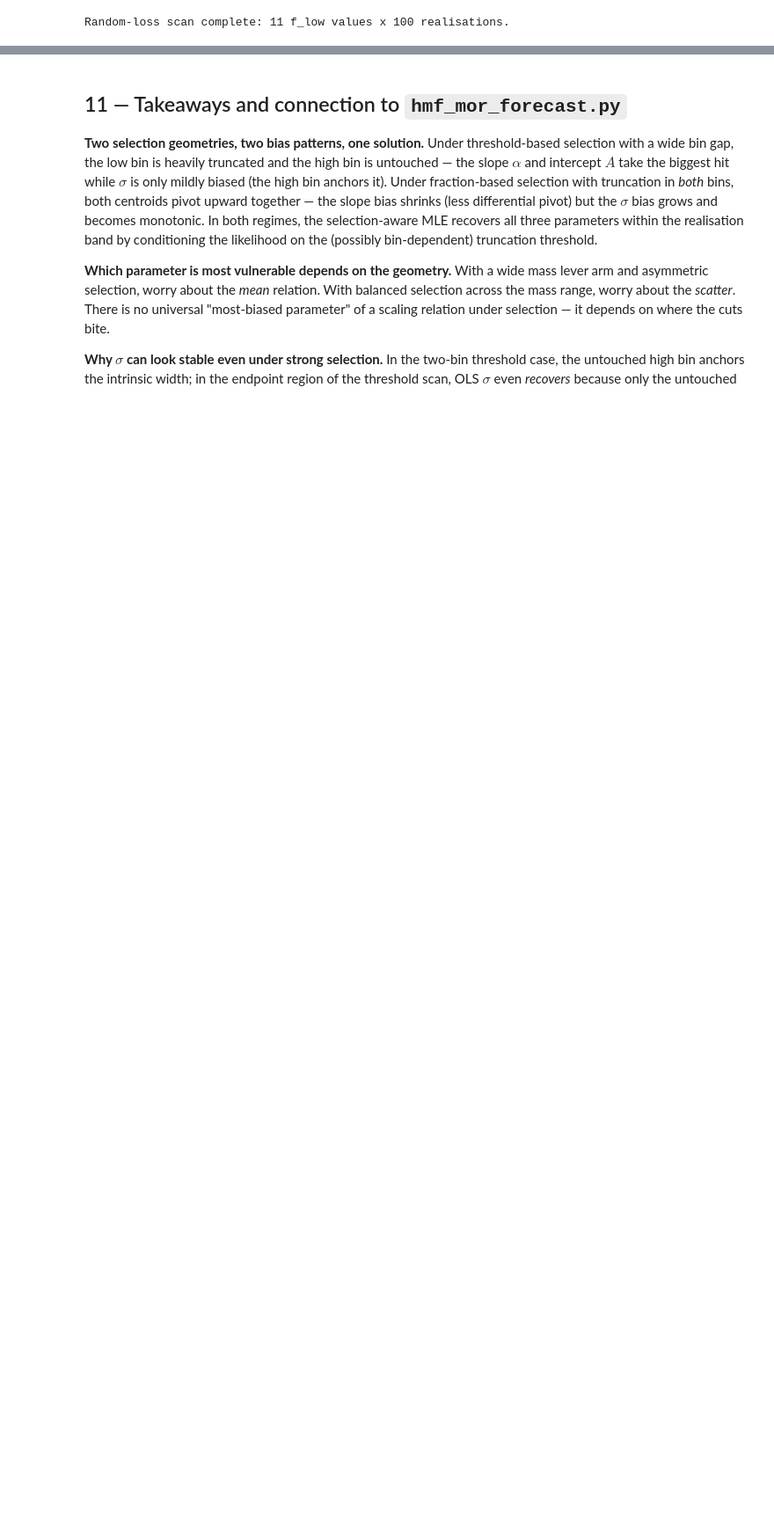
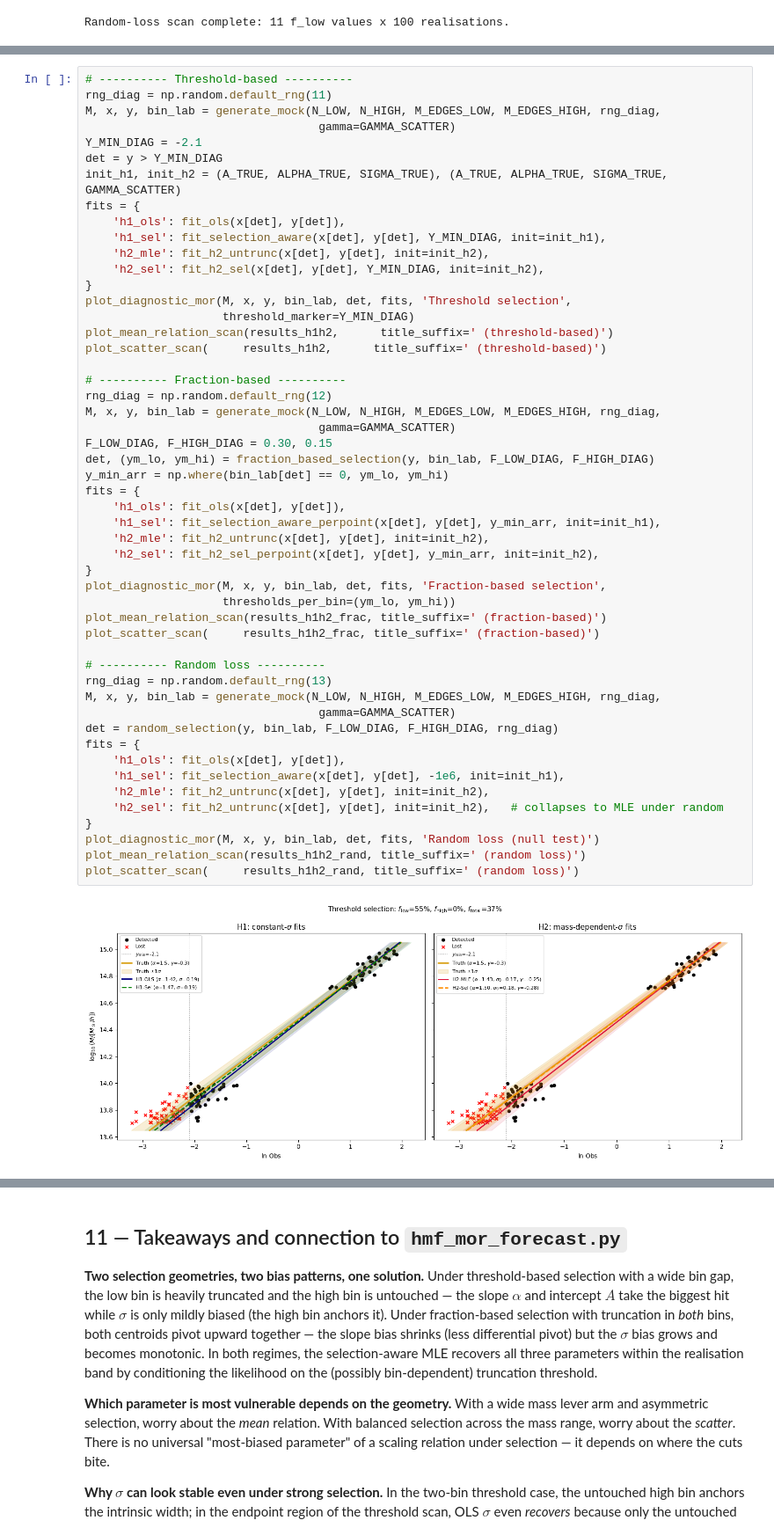
Before and after one commit to xtang126/hmf-mor-forecast, a Jupyter notebook: notebooks/mor_incompleteness_toy.ipynb, the cells around one changed output, grey strips where cells are left out. Shown at 88% size. Cells and saved outputs as stored; diff of their text form; blank space fills up the shorter version.

```diff
--- a/notebooks/mor_incompleteness_toy.ipynb
+++ b/notebooks/mor_incompleteness_toy.ipynb
@@ -783,0 +1292,53 @@ plt.show()
+# %%
+# ---------- Threshold-based ----------
+rng_diag = np.random.default_rng(11)
+M, x, y, bin_lab = generate_mock(N_LOW, N_HIGH, M_EDGES_LOW, M_EDGES_HIGH, rng_diag,
+                                  gamma=GAMMA_SCATTER)
+Y_MIN_DIAG = -2.1
+det = y > Y_MIN_DIAG
+init_h1, init_h2 = (A_TRUE, ALPHA_TRUE, SIGMA_TRUE), (A_TRUE, ALPHA_TRUE, SIGMA_TRUE, GAMMA_SCATTER)
+fits = {
+    'h1_ols': fit_ols(x[det], y[det]),
+    'h1_sel': fit_selection_aware(x[det], y[det], Y_MIN_DIAG, init=init_h1),
+    'h2_mle': fit_h2_untrunc(x[det], y[det], init=init_h2),
+    'h2_sel': fit_h2_sel(x[det], y[det], Y_MIN_DIAG, init=init_h2),
+}
+plot_diagnostic_mor(M, x, y, bin_lab, det, fits, 'Threshold selection',
+                    threshold_marker=Y_MIN_DIAG)
+plot_mean_relation_scan(results_h1h2,      title_suffix=' (threshold-based)')
+plot_scatter_scan(     results_h1h2,      title_suffix=' (threshold-based)')
+
+# ---------- Fraction-based ----------
+rng_diag = np.random.default_rng(12)
+M, x, y, bin_lab = generate_mock(N_LOW, N_HIGH, M_EDGES_LOW, M_EDGES_HIGH, rng_diag,
+                                  gamma=GAMMA_SCATTER)
+F_LOW_DIAG, F_HIGH_DIAG = 0.30, 0.15
+det, (ym_lo, ym_hi) = fraction_based_selection(y, bin_lab, F_LOW_DIAG, F_HIGH_DIAG)
+y_min_arr = np.where(bin_lab[det] == 0, ym_lo, ym_hi)
+fits = {
+    'h1_ols': fit_ols(x[det], y[det]),
+    'h1_sel': fit_selection_aware_perpoint(x[det], y[det], y_min_arr, init=init_h1),
+    'h2_mle': fit_h2_untrunc(x[det], y[det], init=init_h2),
+    'h2_sel': fit_h2_sel_perpoint(x[det], y[det], y_min_arr, init=init_h2),
+}
+plot_diagnostic_mor(M, x, y, bin_lab, det, fits, 'Fraction-based selection',
+                    thresholds_per_bin=(ym_lo, ym_hi))
+plot_mean_relation_scan(results_h1h2_frac, title_suffix=' (fraction-based)')
+plot_scatter_scan(     results_h1h2_frac, title_suffix=' (fraction-based)')
+
+# ---------- Random loss ----------
+rng_diag = np.random.default_rng(13)
+M, x, y, bin_lab = generate_mock(N_LOW, N_HIGH, M_EDGES_LOW, M_EDGES_HIGH, rng_diag,
+                                  gamma=GAMMA_SCATTER)
+det = random_selection(y, bin_lab, F_LOW_DIAG, F_HIGH_DIAG, rng_diag)
+fits = {
+    'h1_ols': fit_ols(x[det], y[det]),
+    'h1_sel': fit_selection_aware(x[det], y[det], -1e6, init=init_h1),
+    'h2_mle': fit_h2_untrunc(x[det], y[det], init=init_h2),
+    'h2_sel': fit_h2_untrunc(x[det], y[det], init=init_h2),   # collapses to MLE under random
+}
+plot_diagnostic_mor(M, x, y, bin_lab, det, fits, 'Random loss (null test)')
+plot_mean_relation_scan(results_h1h2_rand, title_suffix=' (random loss)')
+plot_scatter_scan(     results_h1h2_rand, title_suffix=' (random loss)')
+# %% [output]
+[figure, added]
```
Also changed, not shown: parts of 28 cells of this notebook.
